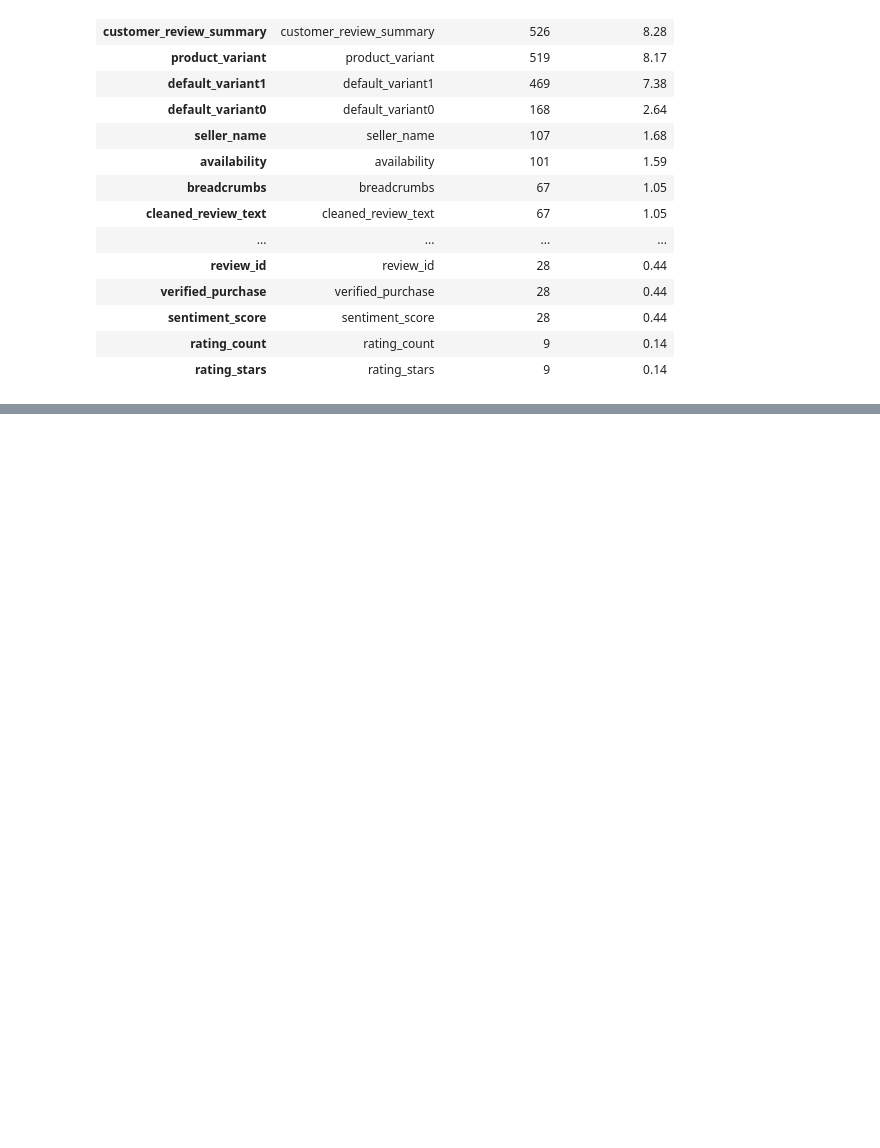
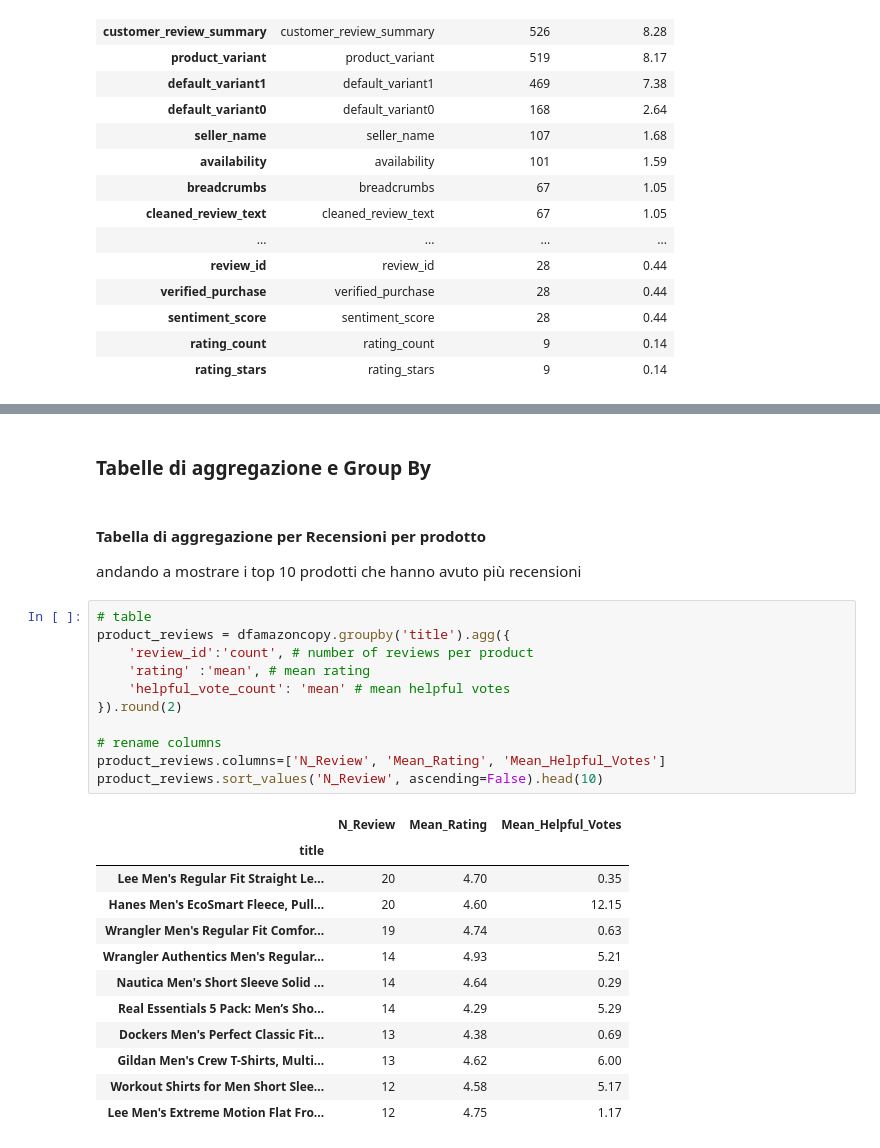
Before and after one commit to annarudych/project_amazon, a Jupyter notebook: amazon.ipynb, the cells around one changed output, grey strips where cells are left out. Saved outputs shown, nothing was run; the diff lists cells and outputs as text; blank space fills up the shorter version.

```diff
--- a/amazon.ipynb
+++ b/amazon.ipynb
@@ -337,0 +755,30 @@ display(dfamazon_missing)
+# %% [markdown]
+### Tabelle di aggregazione e Group By
+# %% [markdown]
+#### Tabella di aggregazione per Recensioni per prodotto
+
+andando a mostrare i top 10 prodotti che hanno avuto più recensioni
+# %%
+# table
+product_reviews = dfamazoncopy.groupby('title').agg({
+    'review_id':'count', # number of reviews per product
+    'rating' :'mean', # mean rating
+    'helpful_vote_count': 'mean' # mean helpful votes
+}).round(2)
+
+# rename columns
+product_reviews.columns=['N_Review', 'Mean_Rating', 'Mean_Helpful_Votes']
+product_reviews.sort_values('N_Review', ascending=False).head(10)
+# %% [output]
+|  | N_Review | Mean_Rating | Mean_Helpful_Votes |
+| title |  |  |  |
+| Lee Men's Regular Fit Straight Le... | 20 | 4.70 | 0.35 |
+| Hanes Men's EcoSmart Fleece, Pull... | 20 | 4.60 | 12.15 |
+| Wrangler Men's Regular Fit Comfor... | 19 | 4.74 | 0.63 |
+| Wrangler Authentics Men's Regular... | 14 | 4.93 | 5.21 |
+| Nautica Men's Short Sleeve Solid ... | 14 | 4.64 | 0.29 |
+| Real Essentials 5 Pack: Men’s Sho... | 14 | 4.29 | 5.29 |
+| Dockers Men's Perfect Classic Fit... | 13 | 4.38 | 0.69 |
+| Gildan Men's Crew T-Shirts, Multi... | 13 | 4.62 | 6.00 |
+| Workout Shirts for Men Short Slee... | 12 | 4.58 | 5.17 |
+| Lee Men's Extreme Motion Flat Fro... | 12 | 4.75 | 1.17 |
```
Also changed, not shown: parts of 29 cells of this notebook.
